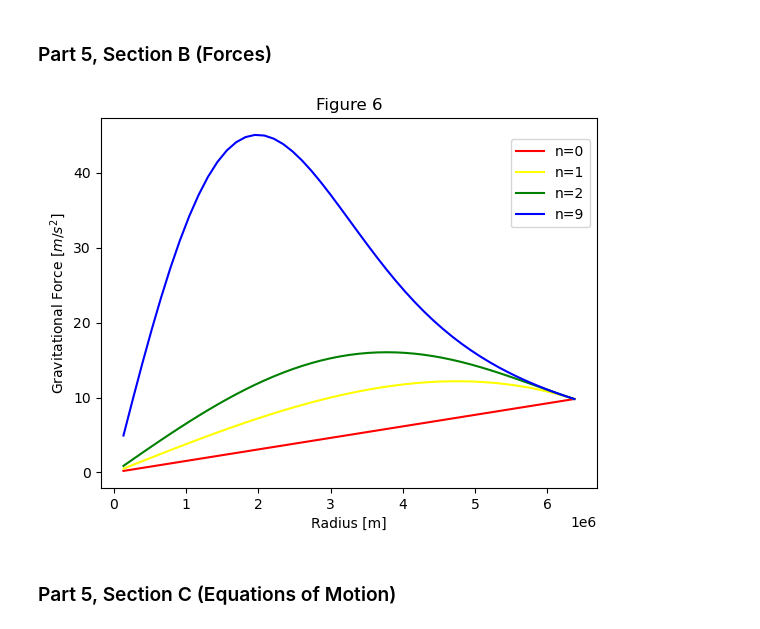
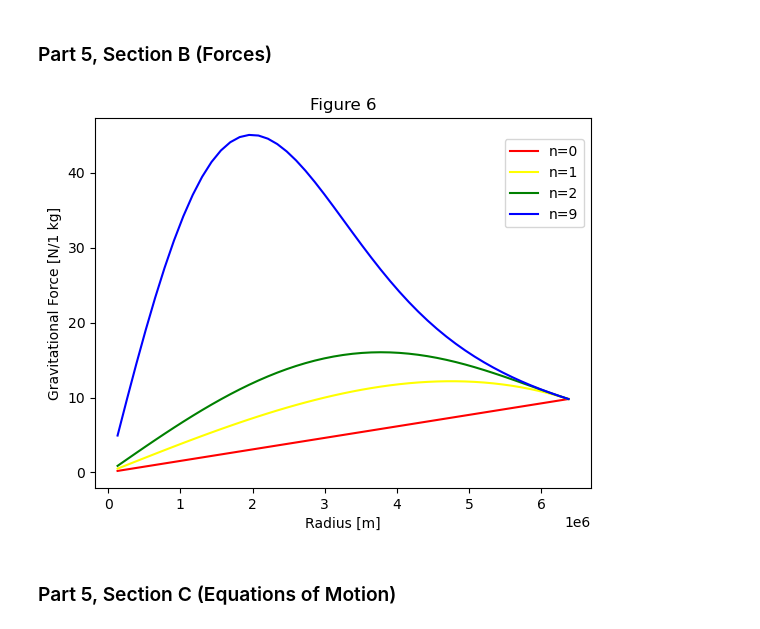
Before and after one commit to RosieRose07/PHYS265-spring26, a Jupyter notebook: Lab3/lab3.ipynb, the cells around one changed output. Cells and saved outputs as stored; diff of their text form; code cells hidden in the pictures.

```diff
--- a/Lab3/lab3.ipynb
+++ b/Lab3/lab3.ipynb
@@ -504,15 +503,15 @@ n = [0,1,2,9]
 colors = {0:"red", 1:"yellow", 2:"green", 9:"blue"}
 r_vals = np.linspace(0, R_E, 50)
 
-def rho(r, n, p_n=1):
-    return p_n*(1-(r/R_E)**2)**n
+def rho(r, n, pn=1, R_x=R_E):
+    return pn*(1-(r/R_x)**2)**n
 
 fig, ax = plt.subplots()
 ax.set_title("Figure 5")
 ax.set_xlabel("Radius [m]")
 ax.set_ylabel("Normalized Density")
 for i in n:
-    density = rho(r_vals, i, 1)
+    density = rho(r_vals, i)
     ax.plot(r_vals, density, label=f"n={i}", color=colors[i])
 fig.legend(bbox_to_anchor=(0.3,0.35));
 # %% [output]
@@ -522,25 +521,25 @@ fig.legend(bbox_to_anchor=(0.3,0.35));
 # %%
 fig, ax = plt.subplots()
 ax.set_title("Figure 6")
 ax.set_xlabel("Radius [m]")
-ax.set_ylabel(r"Gravitational Force [$m/s^2$]")
-p_n = {}
+ax.set_ylabel(r"Gravitational Force [N/1 kg]")
+pn_E = {}
 
-def mass_int(r, n):
-        f = lambda r, n: 4*np.pi * rho(r, n) * r**2
+def mass_int(r, n, pn=1, R=R_E):
+        f = lambda r, n: 4*np.pi * rho(r, n, pn, R_E) * r**2
         mass, err = quad(f, 0, r, args=(n,))
         return mass
 
 for i in n:
     mass = np.zeros(len(r_vals))
     for j in range(len(r_vals)):
         mass[j] = mass_int(r_vals[j], i)
-    p_n[i] = M_E/mass[-1]
-    force = G * p_n[i] * mass[1:] / r_vals[1:]**2 # masking zero radius
+    pn_E[i] = M_E/mass[-1]
+    force = G * pn_E[i] * mass[1:] / r_vals[1:]**2 # masking zero radius
     ax.plot(r_vals[1:], force, label=f"n={i}", color=colors[i])
 fig.legend(bbox_to_anchor=(0.9,0.85));
 # %% [output]
-[figure, old version]
+[figure, new version]
 # %% [markdown]
 ### Part 5, Section C (Equations of Motion)
 # %%
```
Also changed, not shown: parts of 7 cells of this notebook.
